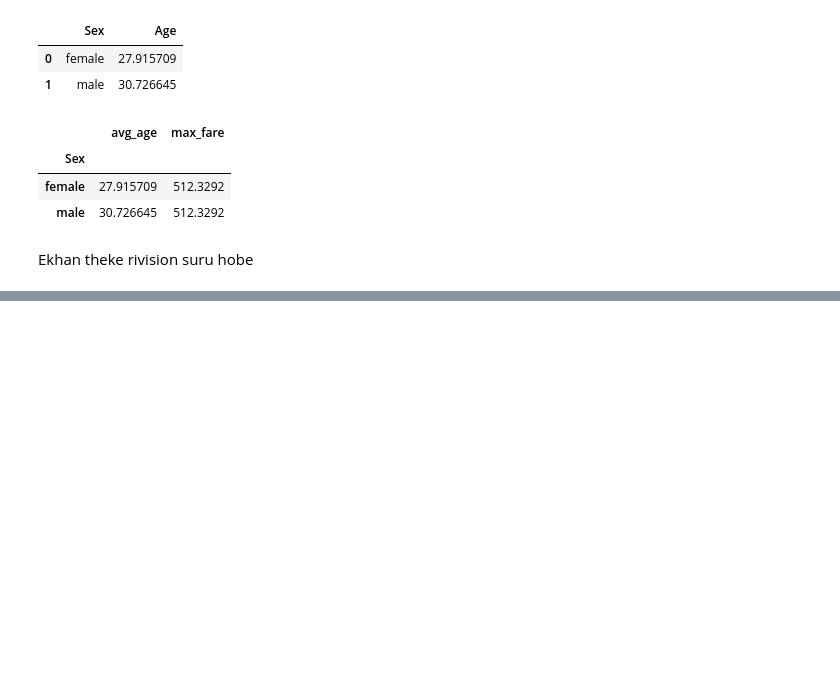
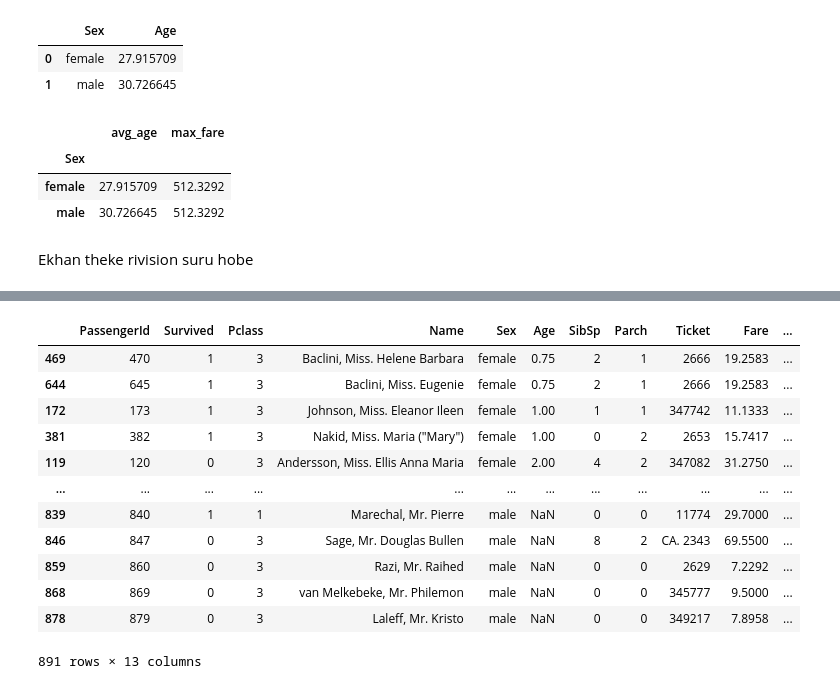
Before and after one commit to marufjamil333/AI-Bootcamp, a Jupyter notebook: Ostad-AI-Bootcamp-B7-M7-C1.ipynb, the cells around one changed output, grey strips where cells are left out. Saved outputs shown, nothing was run; the diff lists cells and outputs as text; code cells hidden in the pictures; blank space fills up the shorter version.

```diff
--- a/Ostad-AI-Bootcamp-B7-M7-C1.ipynb
+++ b/Ostad-AI-Bootcamp-B7-M7-C1.ipynb
@@ -1006,0 +1044,17 @@ df.head()
+# %%
+#sort by multiple columns
+df.sort_values(by = ["Sex","Age"])
+# %% [output]
+|  | PassengerId | Survived | Pclass | Name | Sex | Age | SibSp | Parch | Ticket | Fare | ... |
+| 469 | 470 | 1 | 3 | Baclini, Miss. Helene Barbara | female | 0.75 | 2 | 1 | 2666 | 19.2583 | ... |
+| 644 | 645 | 1 | 3 | Baclini, Miss. Eugenie | female | 0.75 | 2 | 1 | 2666 | 19.2583 | ... |
+| 172 | 173 | 1 | 3 | Johnson, Miss. Eleanor Ileen | female | 1.00 | 1 | 1 | 347742 | 11.1333 | ... |
+| 381 | 382 | 1 | 3 | Nakid, Miss. Maria ("Mary") | female | 1.00 | 0 | 2 | 2653 | 15.7417 | ... |
+| 119 | 120 | 0 | 3 | Andersson, Miss. Ellis Anna Maria | female | 2.00 | 4 | 2 | 347082 | 31.2750 | ... |
+| ... | ... | ... | ... | ... | ... | ... | ... | ... | ... | ... | ... |
+| 839 | 840 | 1 | 1 | Marechal, Mr. Pierre | male | NaN | 0 | 0 | 11774 | 29.7000 | ... |
+| 846 | 847 | 0 | 3 | Sage, Mr. Douglas Bullen | male | NaN | 8 | 2 | CA. 2343 | 69.5500 | ... |
+| 859 | 860 | 0 | 3 | Razi, Mr. Raihed | male | NaN | 0 | 0 | 2629 | 7.2292 | ... |
+| 868 | 869 | 0 | 3 | van Melkebeke, Mr. Philemon | male | NaN | 0 | 0 | 345777 | 9.5000 | ... |
+| 878 | 879 | 0 | 3 | Laleff, Mr. Kristo | male | NaN | 0 | 0 | 349217 | 7.8958 | ... |
+891 rows × 13 columns
```
Also changed, not shown: parts of 6 cells of this notebook.
